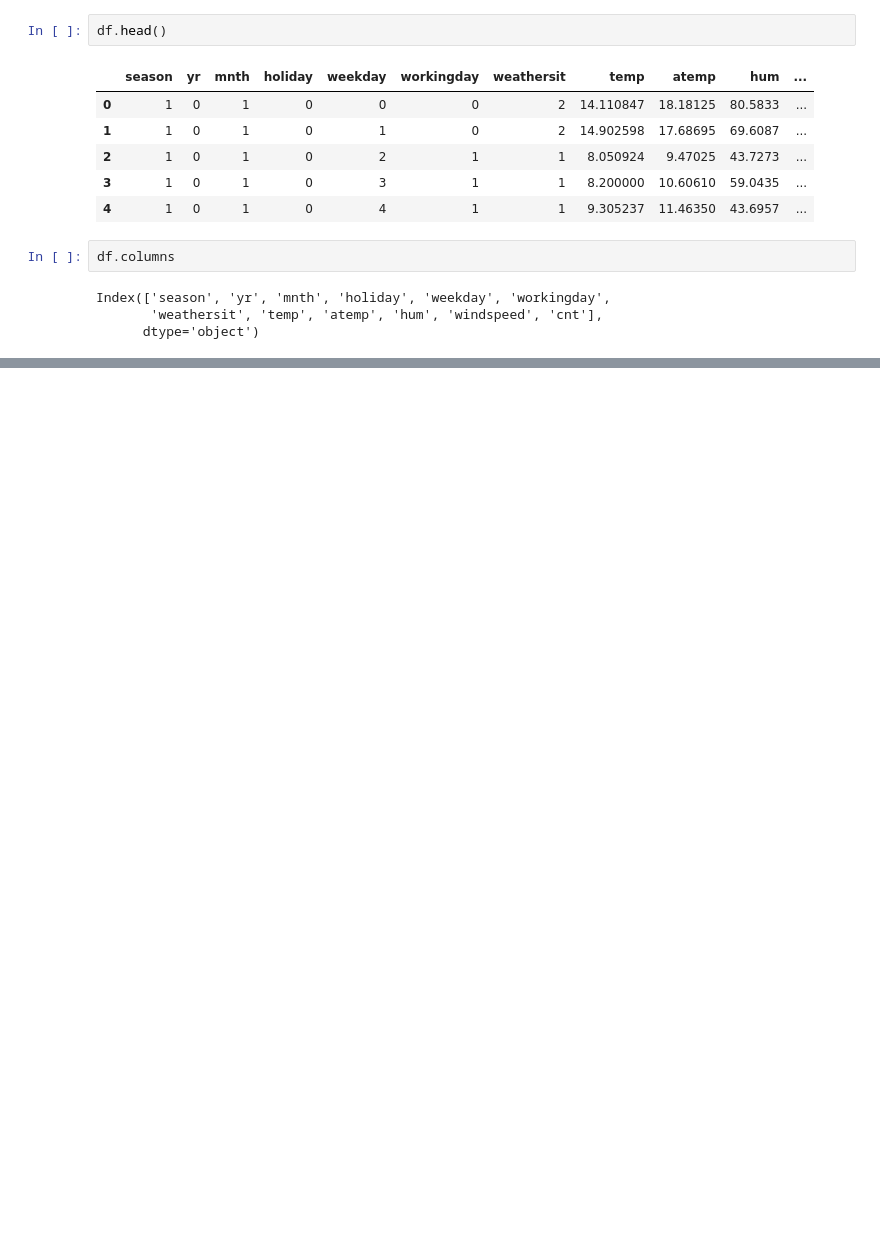
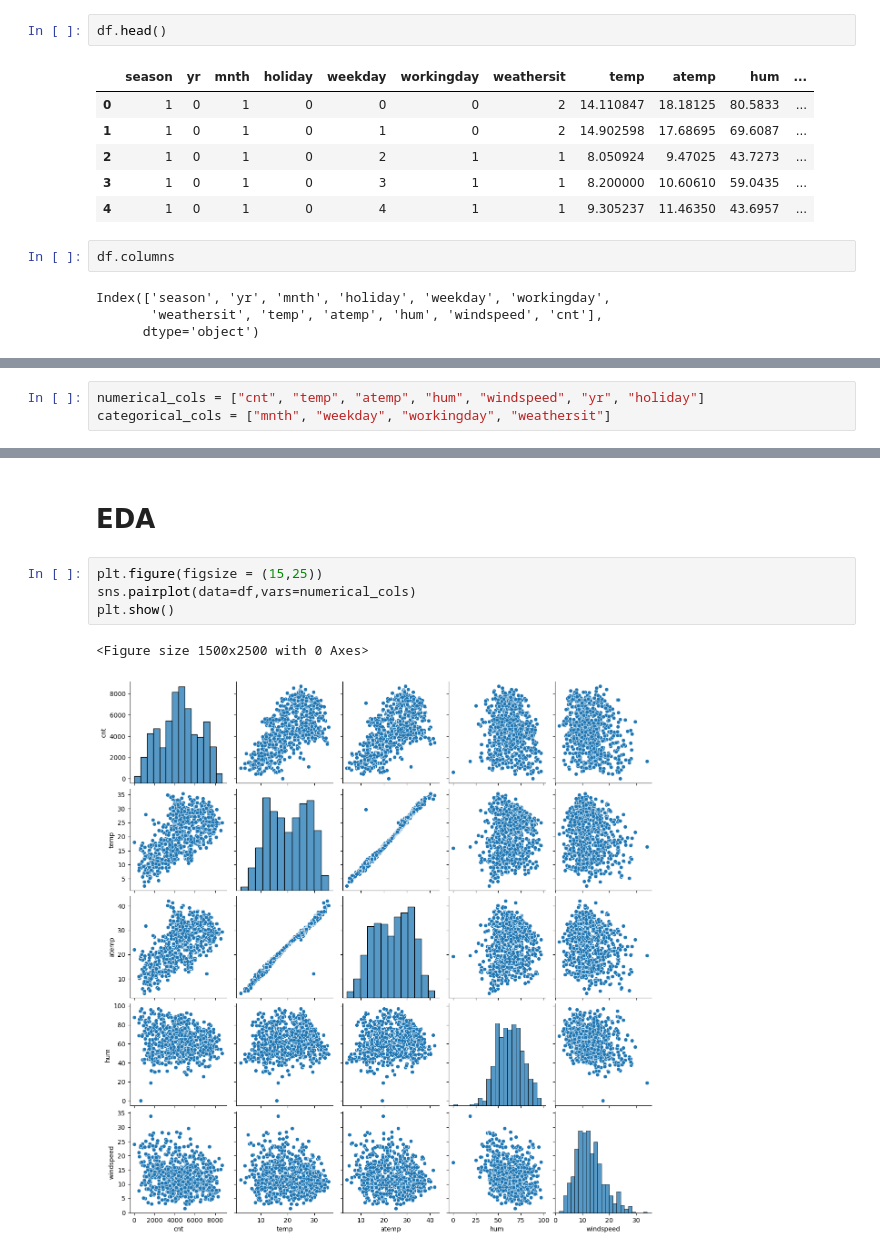
Before and after one commit to AnkitSalian/BikeSharingCaseStudy, a Jupyter notebook: BikeSharing.ipynb, the cells around one changed output, grey strips where cells are left out. Cells and saved outputs as stored; diff of their text form; blank space fills up the shorter version.

```diff
--- a/BikeSharing.ipynb
+++ b/BikeSharing.ipynb
@@ -263,0 +193,3 @@ df.head()
+# %%
+numerical_cols = ["cnt", "temp", "atemp", "hum", "windspeed", "yr", "holiday"]
+categorical_cols = ["mnth", "weekday", "workingday", "weathersit"]
@@ -263,0 +263,9 @@ df.head()
+# %% [markdown]
+# EDA
+# %%
+plt.figure(figsize = (15,25))
+sns.pairplot(data=df,vars=numerical_cols)
+plt.show()
+# %% [output]
+<Figure size 1500x2500 with 0 Axes>
+[figure, added]
```
Also changed, not shown: parts of 40 cells of this notebook.
